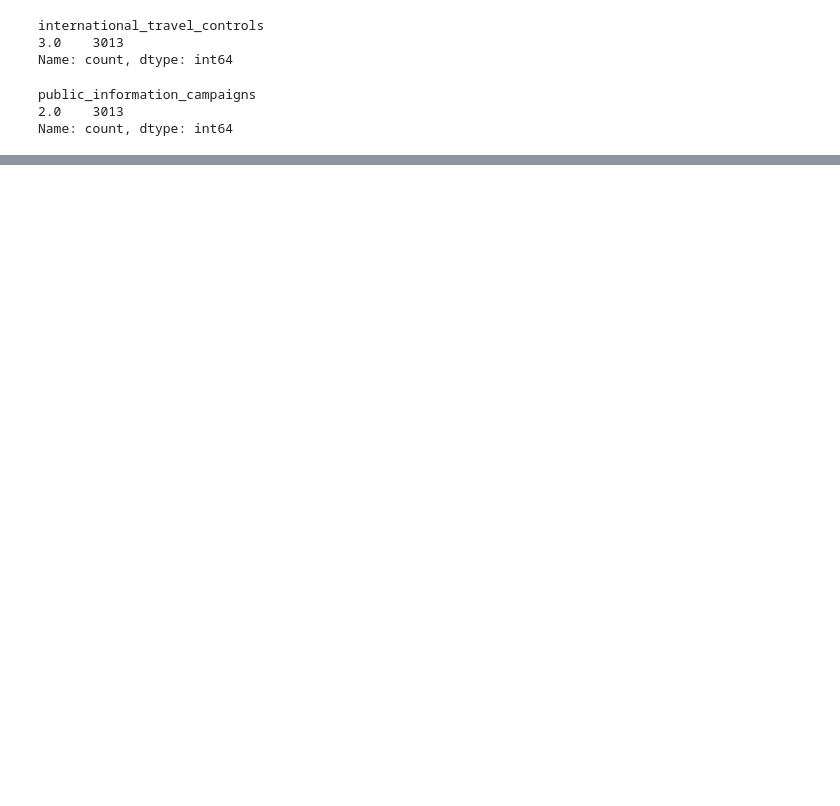
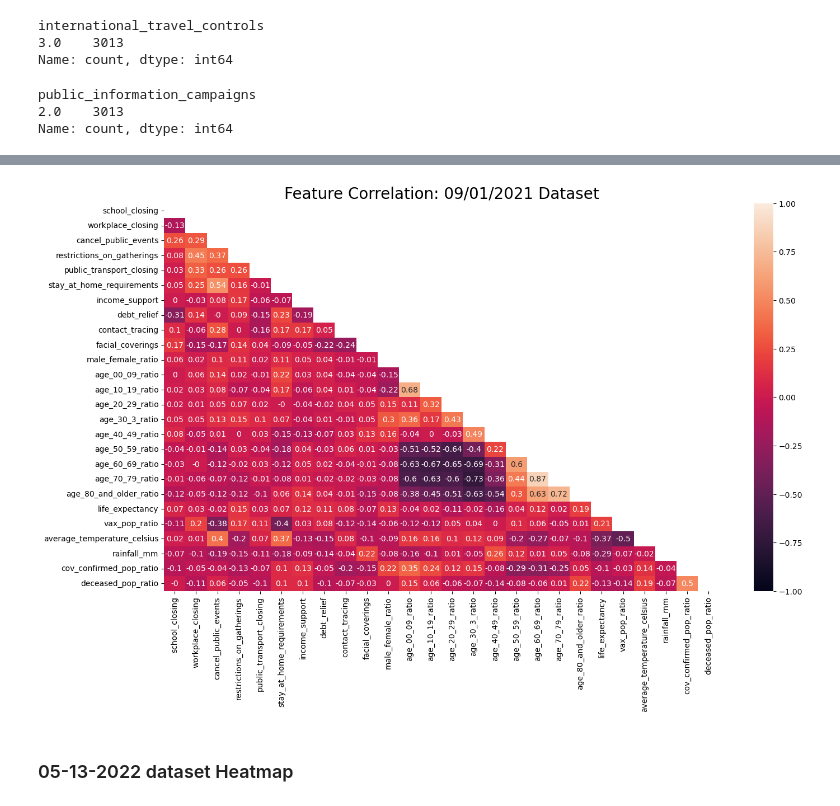
Before and after one commit to jrrrrrr0770/Covid-19-Study, a Jupyter notebook: 2_EDA.ipynb, the cells around one changed output, grey strips where cells are left out. Cells and saved outputs as stored; diff of their text form; code cells hidden in the pictures; blank space fills up the shorter version.

```diff
--- a/2_EDA.ipynb
+++ b/2_EDA.ipynb
@@ -86,0 +140,22 @@ plt.title('Feature Correlation: 01/01/2021 Dataset', size = 20);
+# %%
+# Drop unnecessary features per above heatmap
+
+merged_2_corr = merged_2.drop(columns = ['Unnamed: 0', 'new_confirmed', 'new_deceased', 'cumulative_deceased', 'cumulative_confirmed',
+                                         'cumulative_persons_fully_vaccinated', 'dew_point', 'restrictions_on_internal_movement',
+                                         'international_travel_controls', 'public_information_campaigns',
+                                         'testing_policy', 'vaccination_policy', 'snowfall_mm'])
+plt.figure(figsize = (16, 9))
+corr = round(merged_2_corr.corr(numeric_only = True), 2)
+mask = np.zeros_like(corr)
+mask[np.triu_indices_from(mask)] = True
+
+sns.heatmap(corr,
+            vmin = -1,
+            vmax = 1,
+            mask = mask,
+            annot = True);
+plt.title('Feature Correlation: 09/01/2021 Dataset', size = 20);
+# %% [output]
+[figure, added]
+# %% [markdown]
+### 05-13-2022 dataset Heatmap
```
Also changed, not shown: parts of 16 cells of this notebook, 2 other files.
